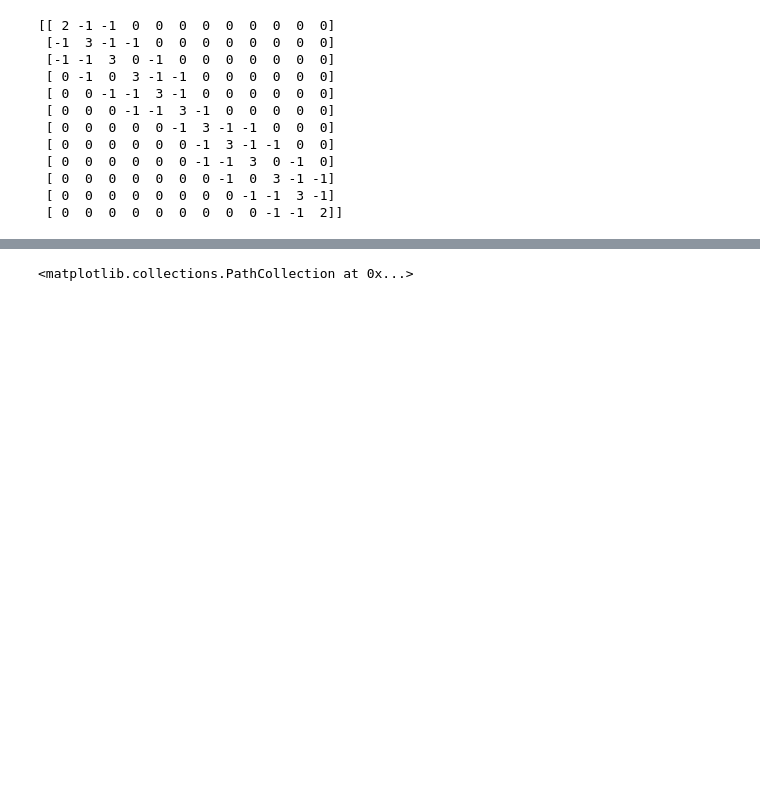
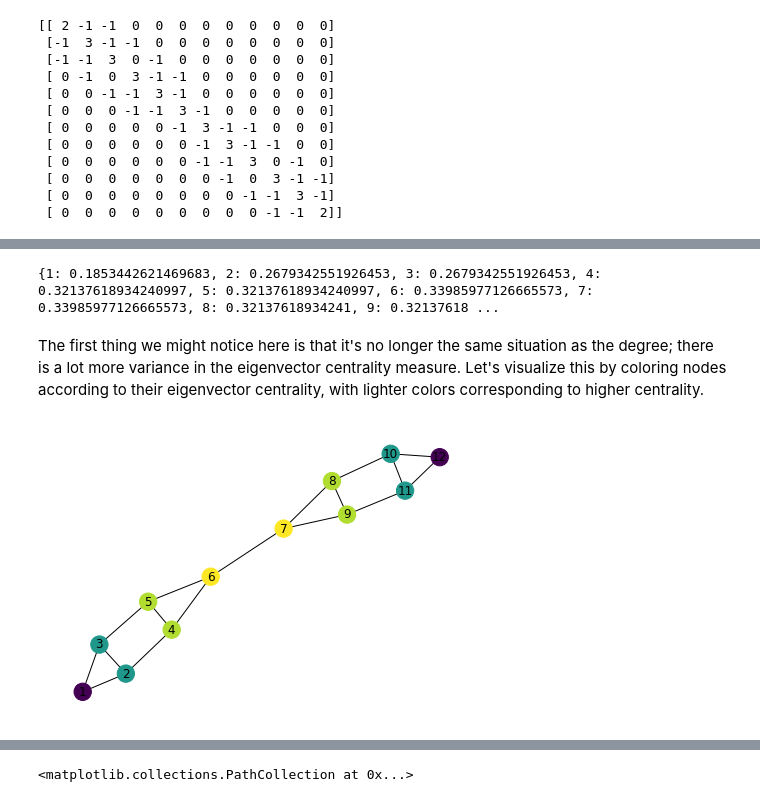
Before and after one commit to doctor-phil/analyzing-economic-networks, a Jupyter notebook: Analyzing_economic_networks.ipynb, the cells around one changed output, grey strips where cells are left out. Drawn from its saved outputs; the diff is of its cells as text; code cells hidden in the pictures; blank space fills up the shorter version.

Commit message:
Added material on eigenvector centrality

```diff
--- a/Analyzing_economic_networks.ipynb
+++ b/Analyzing_economic_networks.ipynb
@@ -270,0 +323,12 @@ print(L)
+# %%
+centrality = nx.eigenvector_centrality(network) # compute eigenvector centrality using networkx
+print(centrality)
+# %% [output]
+{1: 0.1853442621469683, 2: 0.2679342551926453, 3: 0.2679342551926453, 4: 0.32137618934240997, 5: 0.32137618934240997, 6: 0.33985977126665573, 7: 0.33985977126665573, 8: 0.32137618934241, 9: 0.32137618 ...
+# %% [markdown]
+The first thing we might notice here is that it's no longer the same situation as the degree; there is a lot more variance in the eigenvector centrality measure. Let's visualize this by coloring nodes according to their eigenvector centrality, with lighter colors corresponding to higher centrality.
+# %%
+cent_colors = [centrality[i] for i in range(1,13)] # build a list of eigenvector centralities
+nx.draw(network,positions,node_color=cent_colors,with_labels=True) # plot the graph with colors according to this list
+# %% [output]
+[figure, added]
```
Also changed, not shown: parts of 23 cells of this notebook.
